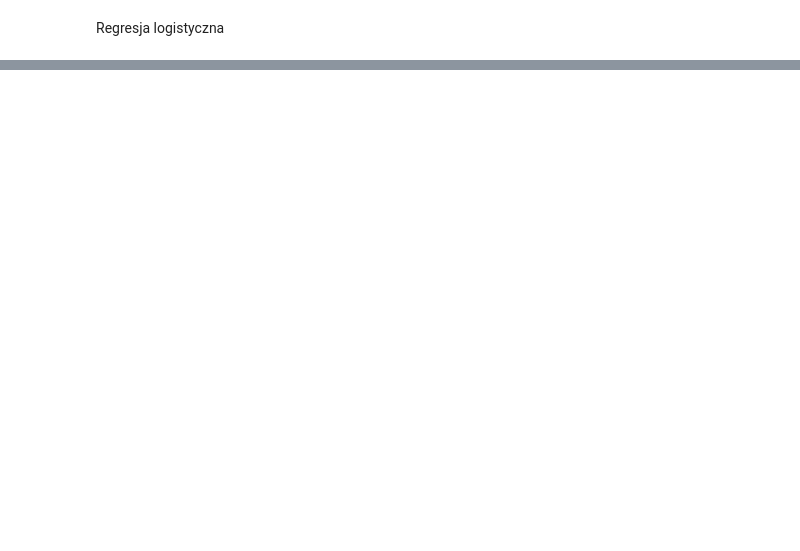
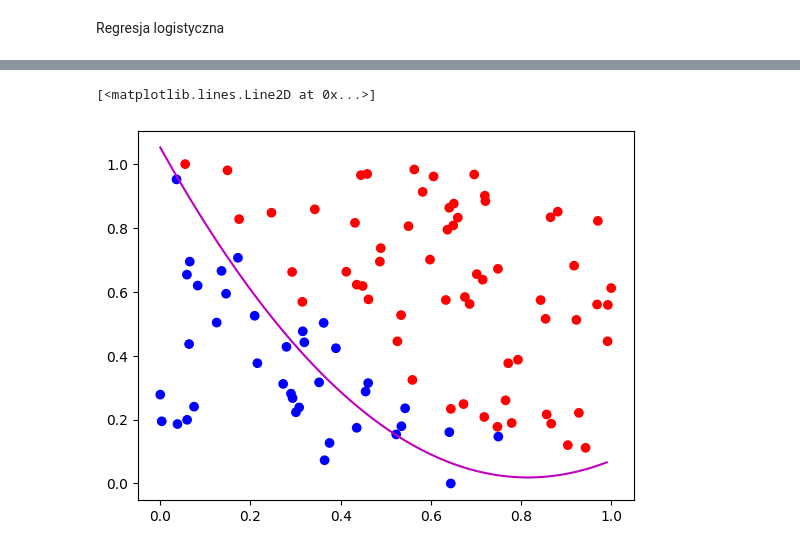
Before and after one commit to JakubStyczen/MachineLearining, a Jupyter notebook: LogicRegression/ML_LAB3.ipynb, the cells around one changed output, grey strips where cells are left out. Cells and saved outputs as stored; diff of their text form; code cells hidden in the pictures; blank space fills up the shorter version.

```diff
--- a/LogicRegression/ML_LAB3.ipynb
+++ b/LogicRegression/ML_LAB3.ipynb
@@ -52,0 +166,19 @@ def gradient_descent_ndim(X, y, theta, alpha=alpha, eps=eps, max_iter=100000):
+# %%
+with open("./admission.txt") as f:
+    csv_reader = csv.reader(f)
+    examples = []
+    for row in csv_reader:
+        examples.append([float(cell) for cell in row])
+    data = np.array(examples)
+    y = data[:, 2:3].T
+    x1 = data[:, :1].T
+    x2 = data[:, 1:2].T
+    X = np.concatenate([np.ones([1, x1.shape[1]]), x1, x2, x1**2])
+# %%
+X_max = X.max(axis=1)
+X_max.shape = [X_max.shape[0], 1]
+X_min = X.min(axis=1)
+X_min[0] = 0
+X_min.shape = [X_min.shape[0], 1]
+X = (X - X_min) / (X_max - X_min)
+print(X_min, X_max)
@@ -52,0 +193,13 @@ def gradient_descent_ndim(X, y, theta, alpha=alpha, eps=eps, max_iter=100000):
+# %%
+theta, h_x = gradient_descent_ndim(X, y, np.array([[0], [0], [0], [0]]), alpha, eps)
+# print(theta, h_x)
+colors = ['r' if val > 0.5  else 'b' for val in h_x.tolist()[0]]
+plt.scatter(X[1].T, X[2].T, c=colors)
+h_x = h_fun(X, theta)
+# X = np.concatenate([np.ones([1, x1.shape[1]]), x1, x2, x1**2])
+x1_db = np.arange(X[1, :].min(), X[1, :].max(), 0.01)
+x2_db = -theta[0, 0]/theta[2, 0] - theta[1, 0]/theta[2, 0]*x1_db -theta[3, 0]/theta[2, 0]*x1_db**2
+plt.plot(x1_db, x2_db, '-m')
+# %% [output]
+[<matplotlib.lines.Line2D at 0x...>]
+[figure, added]
```
Also changed, not shown: parts of 18 cells of this notebook.
